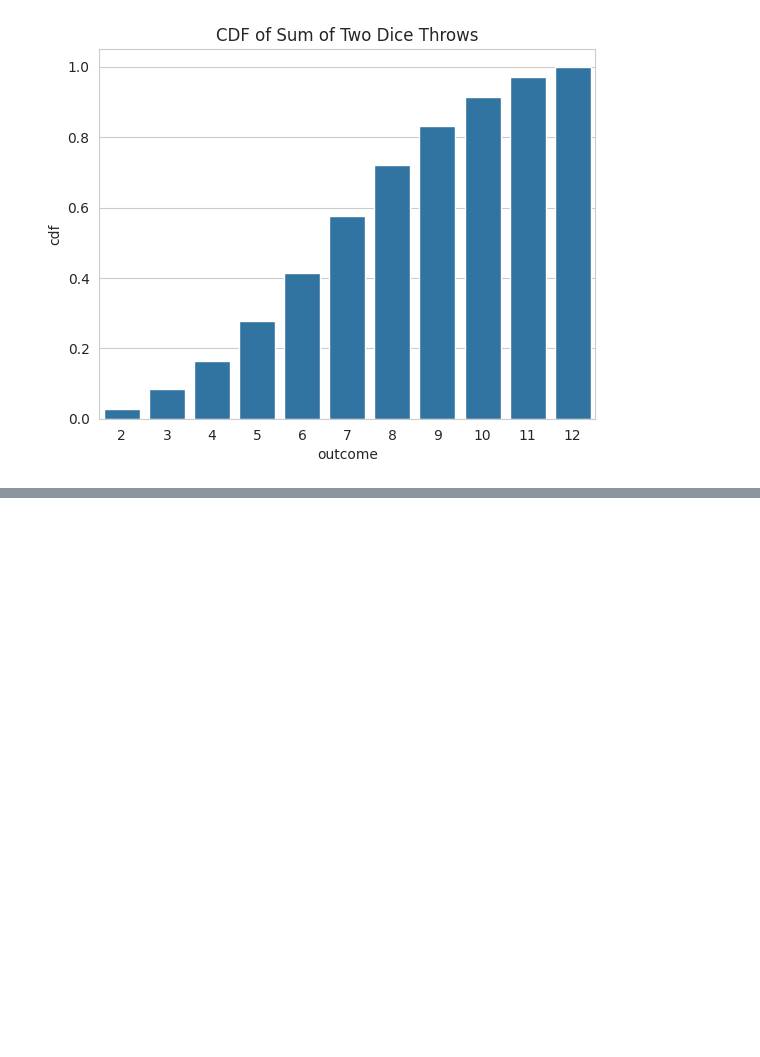
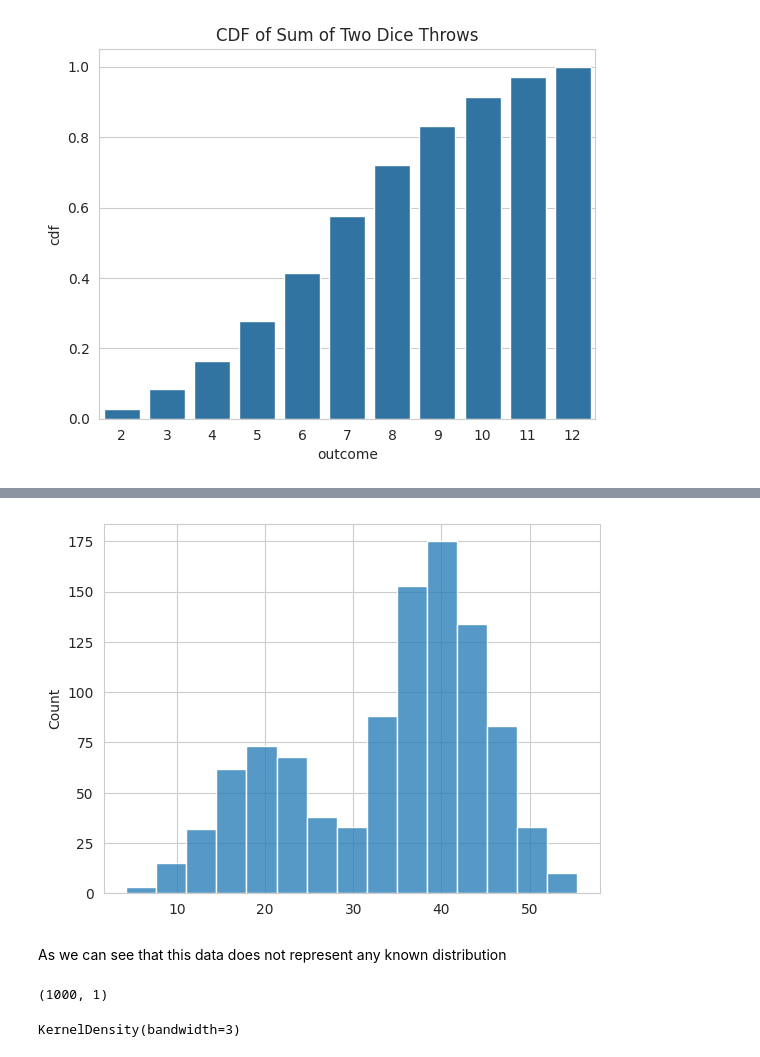
Before and after one commit to ShaunakSen/DS-ML-Concepts, a Jupyter notebook: Applied_Stats_and_Probability.ipynb, the cells around one changed output, grey strips where cells are left out. Saved outputs shown, nothing was run; the diff lists cells and outputs as text; code cells hidden in the pictures; blank space fills up the shorter version.

```diff
--- a/Applied_Stats_and_Probability.ipynb
+++ b/Applied_Stats_and_Probability.ipynb
@@ -64,0 +135,8 @@ plt.title("CDF of Sum of Two Dice Throws");
+# %%
+# plot histogram
+
+sns.histplot(sample);
+# %% [output]
+[figure, added]
+# %% [markdown]
+As we can see that this data does not represent any known distribution
@@ -64,0 +147,9 @@ plt.title("CDF of Sum of Two Dice Throws");
+# %%
+sample_2D = sample.reshape(-1, 1)
+sample_2D.shape
+# %% [output]
+(1000, 1)
+# %%
+model.fit(sample_2D)
+# %% [output]
+KernelDensity(bandwidth=3)
```
Also changed, not shown: parts of 28 cells of this notebook.
